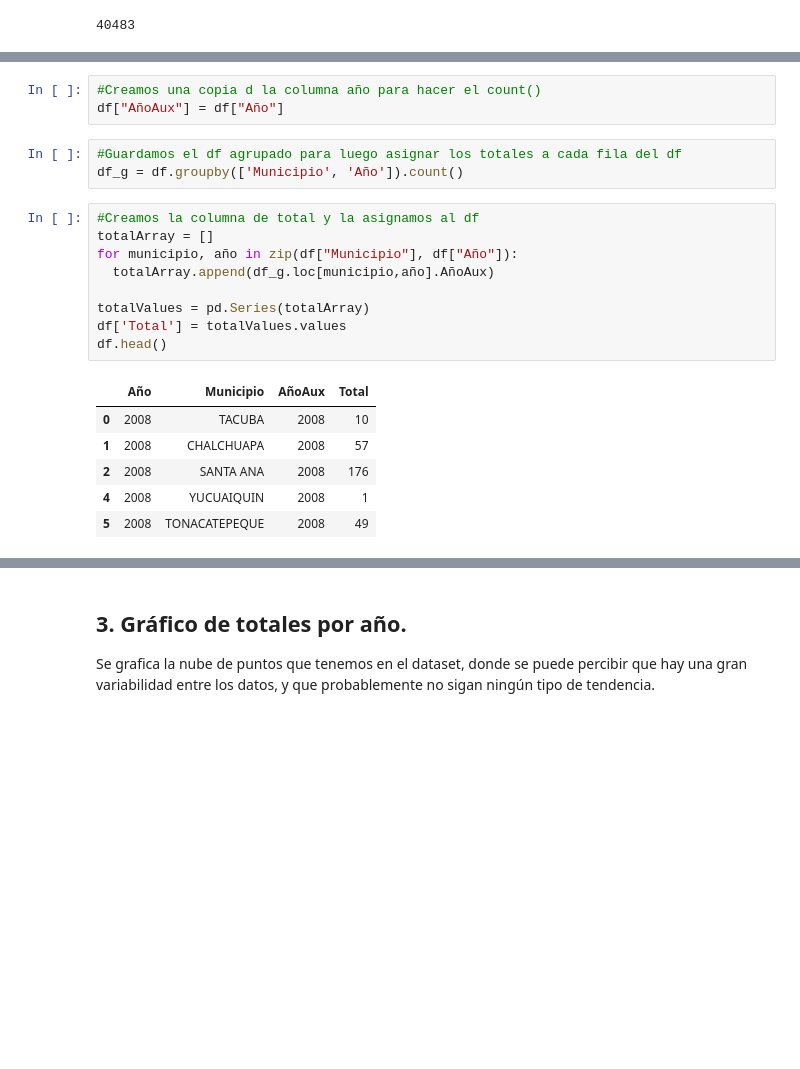
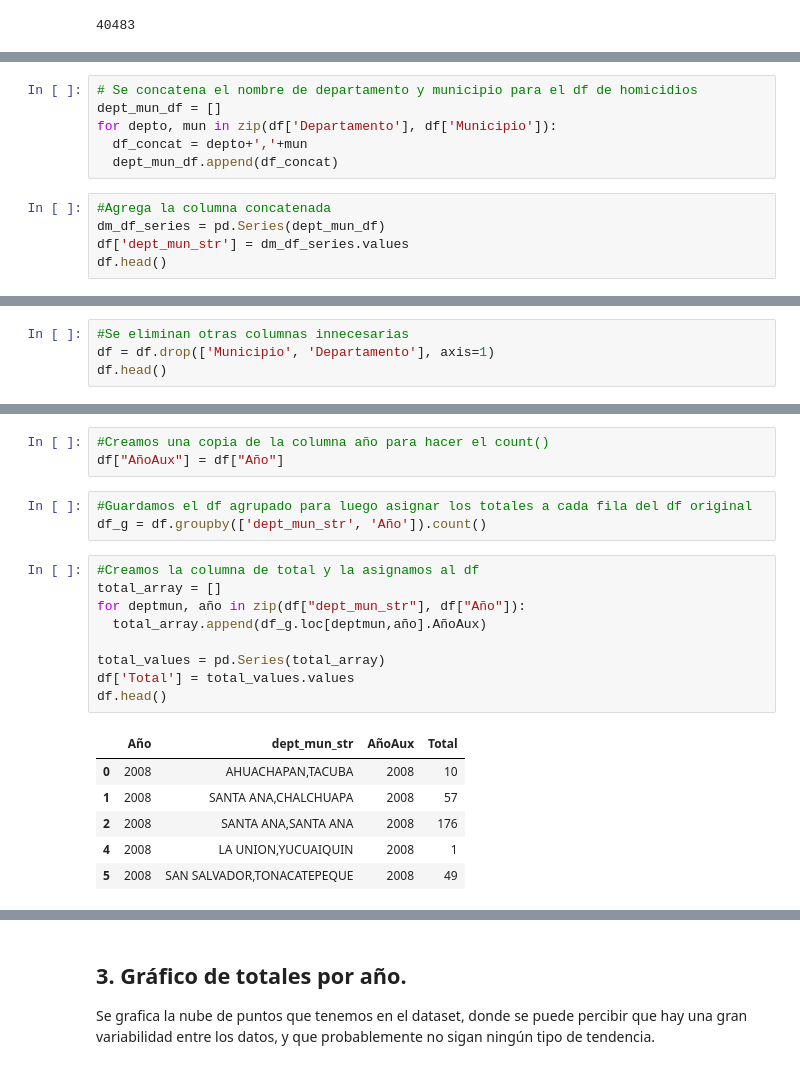
Before and after one commit to CesarRosales16/CrimeReporter-SV, a Jupyter notebook: Notebook/ModeloFinal.ipynb, the cells around one changed output, grey strips where cells are left out. Saved outputs shown, nothing was run; the diff lists cells and outputs as text; blank space fills up the shorter version.

```diff
--- a/Notebook/ModeloFinal.ipynb
+++ b/Notebook/ModeloFinal.ipynb
@@ -76,0 +128,11 @@ memory usage: 988.4 KB
+# %%
+# Se concatena el nombre de departamento y municipio para el df de homicidios
+dept_mun_df = []
+for depto, mun in zip(df['Departamento'], df['Municipio']):
+  df_concat = depto+','+mun
+  dept_mun_df.append(df_concat)
+# %%
+#Agrega la columna concatenada
+dm_df_series = pd.Series(dept_mun_df)
+df['dept_mun_str'] = dm_df_series.values
+df.head()
@@ -76,0 +146,4 @@ memory usage: 988.4 KB
+# %%
+#Se eliminan otras columnas innecesarias
+df = df.drop(['Municipio', 'Departamento'], axis=1)
+df.head()
@@ -77,25 +157,25 @@ memory usage: 988.4 KB
 # %%
-#Creamos una copia d la columna año para hacer el count()
+#Creamos una copia de la columna año para hacer el count()
 df["AñoAux"] = df["Año"]
 # %%
-#Guardamos el df agrupado para luego asignar los totales a cada fila del df
-df_g = df.groupby(['Municipio', 'Año']).count()
+#Guardamos el df agrupado para luego asignar los totales a cada fila del df original
+df_g = df.groupby(['dept_mun_str', 'Año']).count()
 # %%
 #Creamos la columna de total y la asignamos al df
-totalArray = []
-for municipio, año in zip(df["Municipio"], df["Año"]):
-  totalArray.append(df_g.loc[municipio,año].AñoAux)
+total_array = []
+for deptmun, año in zip(df["dept_mun_str"], df["Año"]):
+  total_array.append(df_g.loc[deptmun,año].AñoAux)
 
-totalValues = pd.Series(totalArray)
-df['Total'] = totalValues.values
+total_values = pd.Series(total_array)
+df['Total'] = total_values.values
 df.head()
 # %% [output]
-|  | Año | Municipio | AñoAux | Total |
-| 0 | 2008 | TACUBA | 2008 | 10 |
-| 1 | 2008 | CHALCHUAPA | 2008 | 57 |
-| 2 | 2008 | SANTA ANA | 2008 | 176 |
-| 4 | 2008 | YUCUAIQUIN | 2008 | 1 |
-| 5 | 2008 | TONACATEPEQUE | 2008 | 49 |
+|  | Año | dept_mun_str | AñoAux | Total |
+| 0 | 2008 | AHUACHAPAN,TACUBA | 2008 | 10 |
+| 1 | 2008 | SANTA ANA,CHALCHUAPA | 2008 | 57 |
+| 2 | 2008 | SANTA ANA,SANTA ANA | 2008 | 176 |
+| 4 | 2008 | LA UNION,YUCUAIQUIN | 2008 | 1 |
+| 5 | 2008 | SAN SALVADOR,TONACATEPEQUE | 2008 | 49 |
 # %%
 #Elimina la columna auxiliar
 df.drop(['AñoAux'], axis = 1, inplace=True)
```
Also changed, not shown: parts of 29 cells of this notebook, 3 other files.
